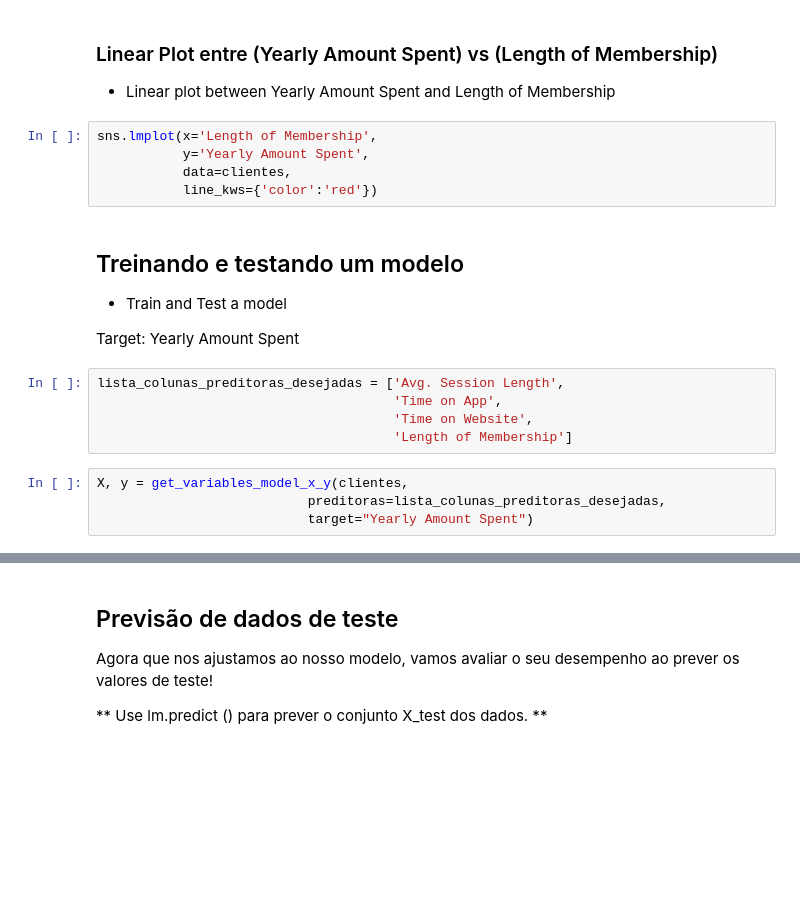
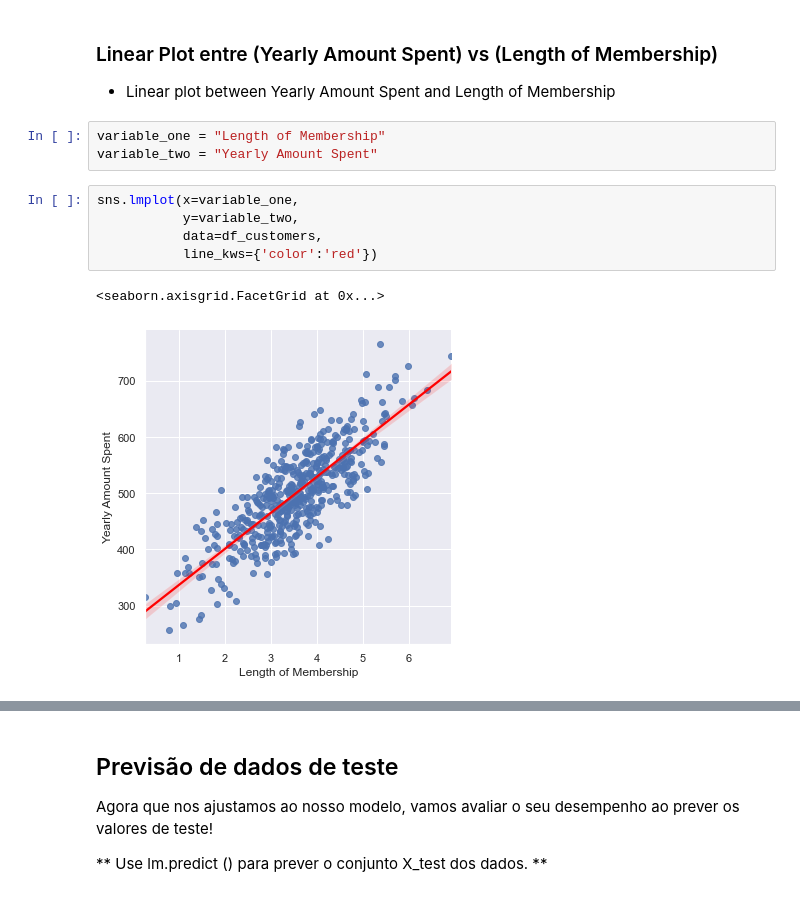
Before and after one commit to emersonrafaels/ml_ecommerce_customers_r2, a Jupyter notebook: Linear Regression - Ecommerce Customers.ipynb, the cells around one changed output, grey strips where cells are left out. Saved outputs shown, nothing was run; the diff lists cells and outputs as text; blank space fills up the shorter version.

```diff
--- a/Linear Regression - Ecommerce Customers.ipynb
+++ b/Linear Regression - Ecommerce Customers.ipynb
@@ -340,23 +370,14 @@ Podemos responder essa pergunta, olhando o mapa de calor de correlação.
 ### Linear Plot entre (Yearly Amount Spent) vs (Length of Membership)
 
 - Linear plot between Yearly Amount Spent and Length of Membership
+# %%
+variable_one = "Length of Membership"
+variable_two = "Yearly Amount Spent"
 # %%
-sns.lmplot(x='Length of Membership',
-           y='Yearly Amount Spent',
-           data=clientes,
+sns.lmplot(x=variable_one,
+           y=variable_two,
+           data=df_customers,
            line_kws={'color':'red'})
+# %% [output]
+<seaborn.axisgrid.FacetGrid at 0x...>
+[figure, added]
-# %% [markdown]
-## Treinando e testando um modelo
-
-- Train and Test a model
-
-Target: Yearly Amount Spent
-# %%
-lista_colunas_preditoras_desejadas = ['Avg. Session Length',
-                                      'Time on App',
-                                      'Time on Website',
-                                      'Length of Membership']
-# %%
-X, y = get_variables_model_x_y(clientes,
-                           preditoras=lista_colunas_preditoras_desejadas,
-                           target="Yearly Amount Spent")
```
Also changed, not shown: parts of 27 cells of this notebook.
